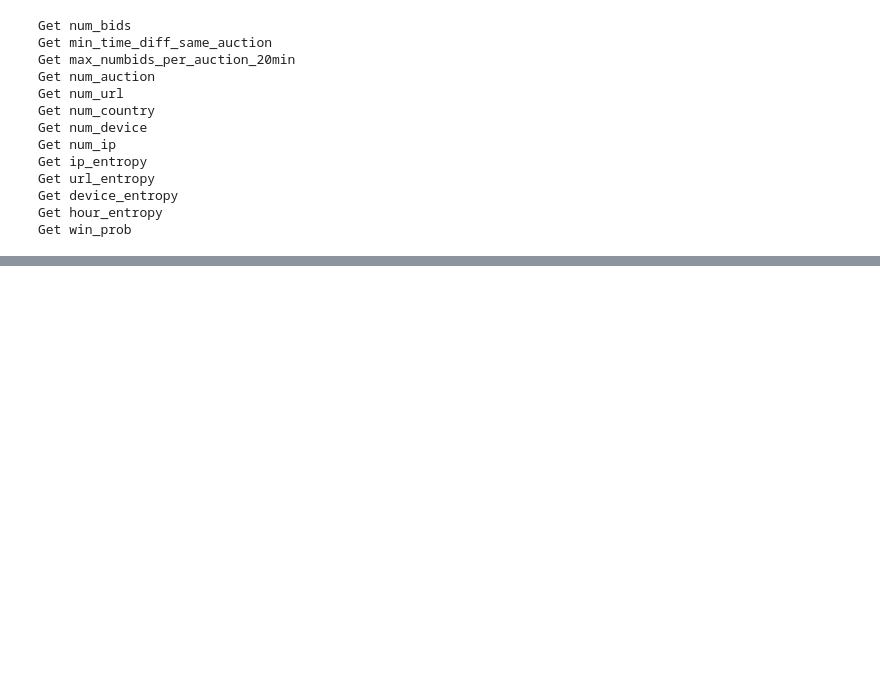
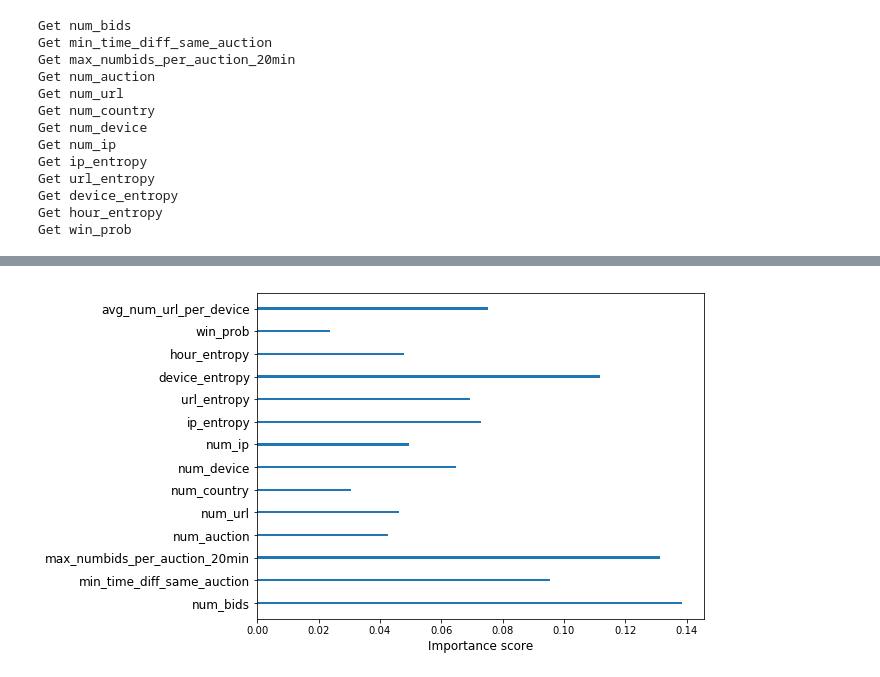
Before and after one commit to skywoods2001/machine-learning, a Jupyter notebook: projects/capstone/human_or_robot.ipynb, the cells around one changed output, grey strips where cells are left out. Cells and saved outputs as stored; diff of their text form; code cells hidden in the pictures; blank space fills up the shorter version.

```diff
--- a/projects/capstone/human_or_robot.ipynb
+++ b/projects/capstone/human_or_robot.ipynb
@@ -375,0 +321,11 @@ output_dataframe.to_csv('out.csv', index = False)
+# %%
+# plot importance scores of features in a bar figure
+importance_score = [0.1386, 0.0955, 0.1313, 0.0427, 0.0462, 0.0306, 0.0647, 0.0495, 0.0730, 0.0695, 0.1118, 0.0479, 0.0237, 0.0751]
+fig = plt.figure(figsize=(8,6))
+pos = np.array(range(len(importance_score)))+.5
+barh(pos,importance_score, align='center',height=0.1)
+xlabel('Importance score',fontsize = 12)
+yticks(pos, ('num_bids', 'min_time_diff_same_auction', 'max_numbids_per_auction_20min', 'num_auction', 'num_url','num_country','num_device','num_ip','ip_entropy','url_entropy','device_entropy','hour_entropy','win_prob','avg_num_url_per_device'),fontsize = 12)
+show()
+# %% [output]
+[figure, added]
```
Also changed, not shown: parts of 24 cells of this notebook, 8 other files.
